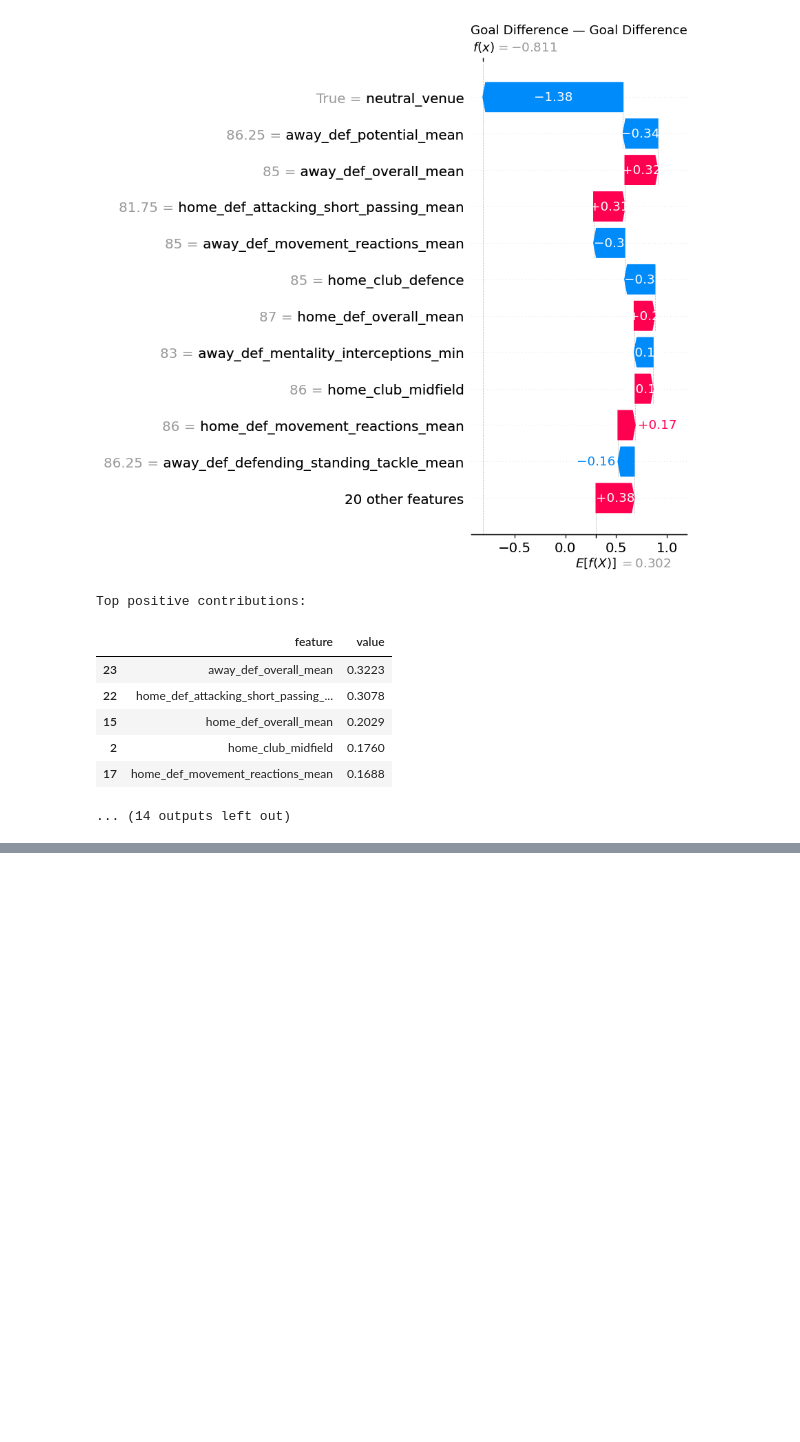
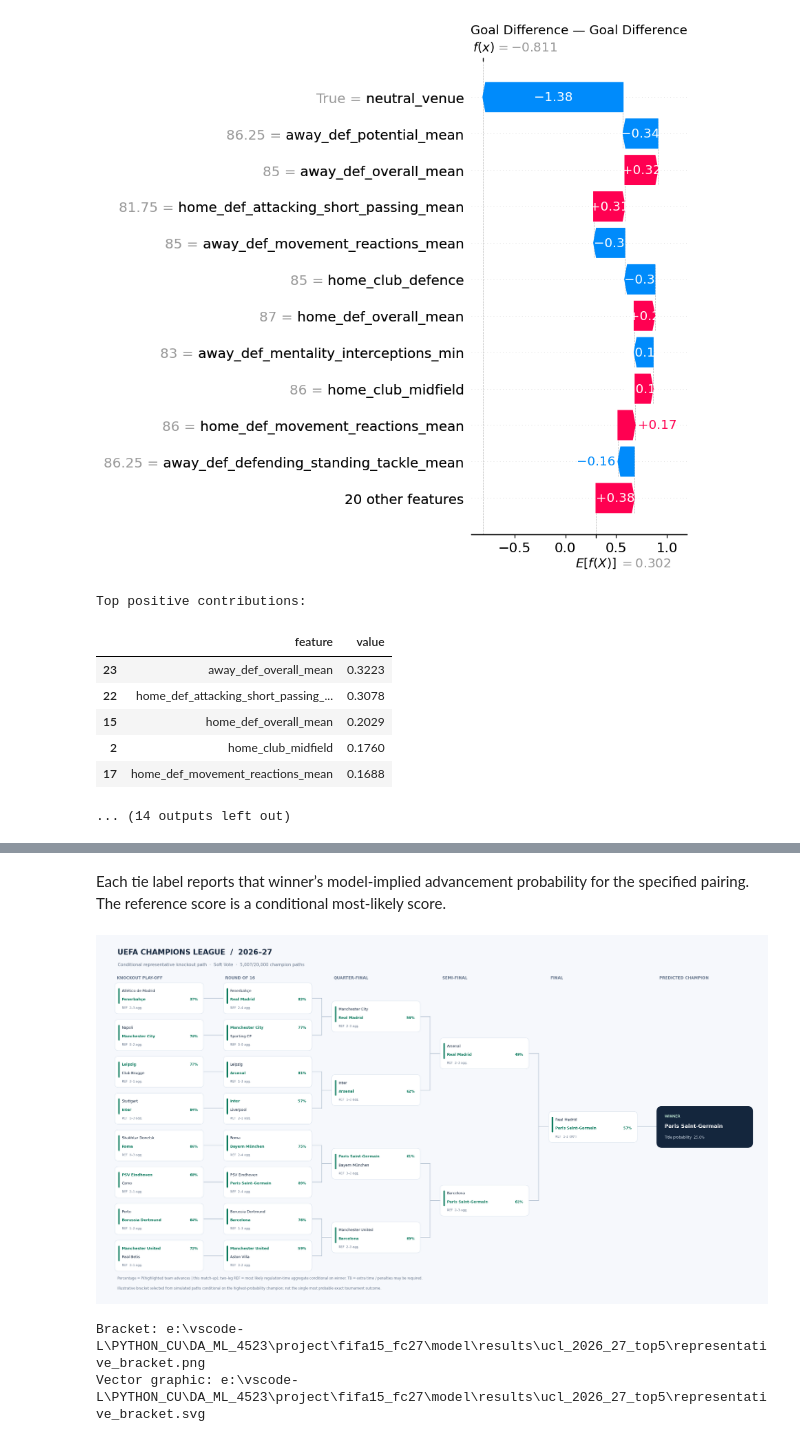
Before and after one commit to SevenLu0420/fifa-ucl-model, a Jupyter notebook: UCL_Prediction_and_Analysis.ipynb, the cells around one changed output, grey strips where cells are left out. Drawn from its saved outputs; the diff is of its cells as text; code cells hidden in the pictures; blank space fills up the shorter version.

```diff
--- a/UCL_Prediction_and_Analysis.ipynb
+++ b/UCL_Prediction_and_Analysis.ipynb
@@ -2579,0 +3264,15 @@ Top positive contributions:
+# %%
+cache = sim.make_prediction_cache(
+    profiles=profiles,
+    saved=final_models,
+    feature_groups=feature_groups,
+    predict_bundle=predict_bundle,
+    max_goals=12,
+    symmetrize_neutral=True
+)
+print('Cached probability distributions:', len(cache))
+
+display(pd.DataFrame([
+    sim.predict_match(cache, 'Arsenal', 'Real Madrid', method=m, stage='league')
+    for m in sim.METHODS
+]).round(4))
@@ -2579,0 +3345,21 @@ Top positive contributions:
+# %% [markdown]
+Each tie label reports that winner’s model-implied advancement probability for the specified pairing. The reference score is a conditional most-likely score.
+# %%
+fig, bracket_table = sim.plot_representative_knockout_bracket(
+    selection=selected,
+    cache=cache,
+    championship_odds=results[BRACKET_METHOD]['odds']
+)
+
+png_path = OUT_DIR / 'representative_bracket.png'
+svg_path = OUT_DIR / 'representative_bracket.svg'
+fig.savefig(png_path, dpi=240, bbox_inches='tight', facecolor=fig.get_facecolor())
+fig.savefig(svg_path, bbox_inches='tight', facecolor=fig.get_facecolor())
+bracket_table.to_csv(OUT_DIR / 'representative_bracket_matches.csv', index=False)
+plt.show()
+print('Bracket:', png_path)
+print('Vector graphic:', svg_path)
+# %% [output]
+[figure, added]
+Bracket: e:\vscode-L\PYTHON_CU\DA_ML_4523\project\fifa15_fc27\model\results\ucl_2026_27_top5\representative_bracket.png
+Vector graphic: e:\vscode-L\PYTHON_CU\DA_ML_4523\project\fifa15_fc27\model\results\ucl_2026_27_top5\representative_bracket.svg
```
Also changed, not shown: parts of 28 cells of this notebook, 53 other files.
